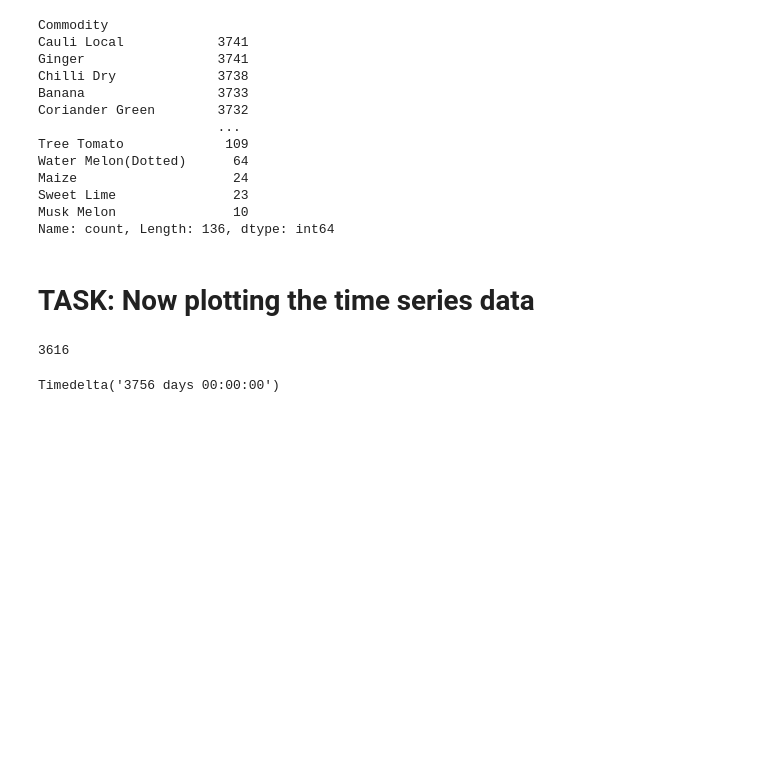
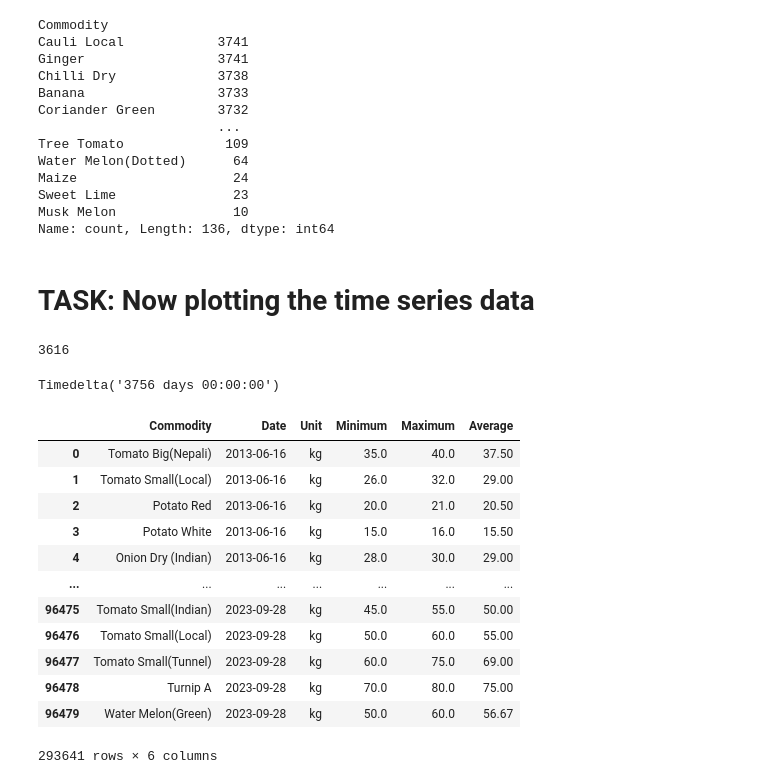
Before and after one commit to nabin2004/fruitsAndVegetablesDashboard, a Jupyter notebook: kalimati.ipynb, the cells around one changed output. Saved outputs shown, nothing was run; the diff lists cells and outputs as text; code cells hidden in the pictures; blank space fills up the shorter version.

```diff
--- a/kalimati.ipynb
+++ b/kalimati.ipynb
@@ -269,3 +290,19 @@ len(df3['Date'].unique())
 df3['Date'].max() - df3['Date'].min()
 # %% [output]
 Timedelta('3756 days 00:00:00')
+# %%
+df3
+# %% [output]
+|  | Commodity | Date | Unit | Minimum | Maximum | Average |
+| 0 | Tomato Big(Nepali) | 2013-06-16 | kg | 35.0 | 40.0 | 37.50 |
+| 1 | Tomato Small(Local) | 2013-06-16 | kg | 26.0 | 32.0 | 29.00 |
+| 2 | Potato Red | 2013-06-16 | kg | 20.0 | 21.0 | 20.50 |
+| 3 | Potato White | 2013-06-16 | kg | 15.0 | 16.0 | 15.50 |
+| 4 | Onion Dry (Indian) | 2013-06-16 | kg | 28.0 | 30.0 | 29.00 |
+| ... | ... | ... | ... | ... | ... | ... |
+| 96475 | Tomato Small(Indian) | 2023-09-28 | kg | 45.0 | 55.0 | 50.00 |
+| 96476 | Tomato Small(Local) | 2023-09-28 | kg | 50.0 | 60.0 | 55.00 |
+| 96477 | Tomato Small(Tunnel) | 2023-09-28 | kg | 60.0 | 75.0 | 69.00 |
+| 96478 | Turnip A | 2023-09-28 | kg | 70.0 | 80.0 | 75.00 |
+| 96479 | Water Melon(Green) | 2023-09-28 | kg | 50.0 | 60.0 | 56.67 |
+293641 rows × 6 columns
```
Also changed, not shown: parts of 4 cells of this notebook, 6 other files.
